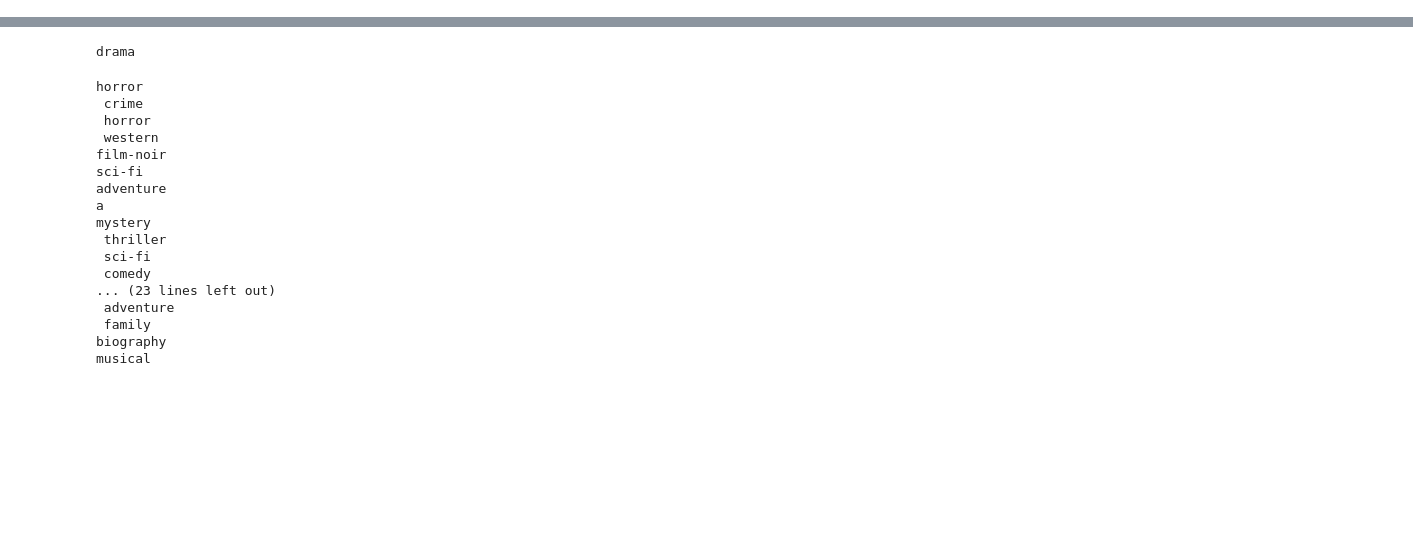
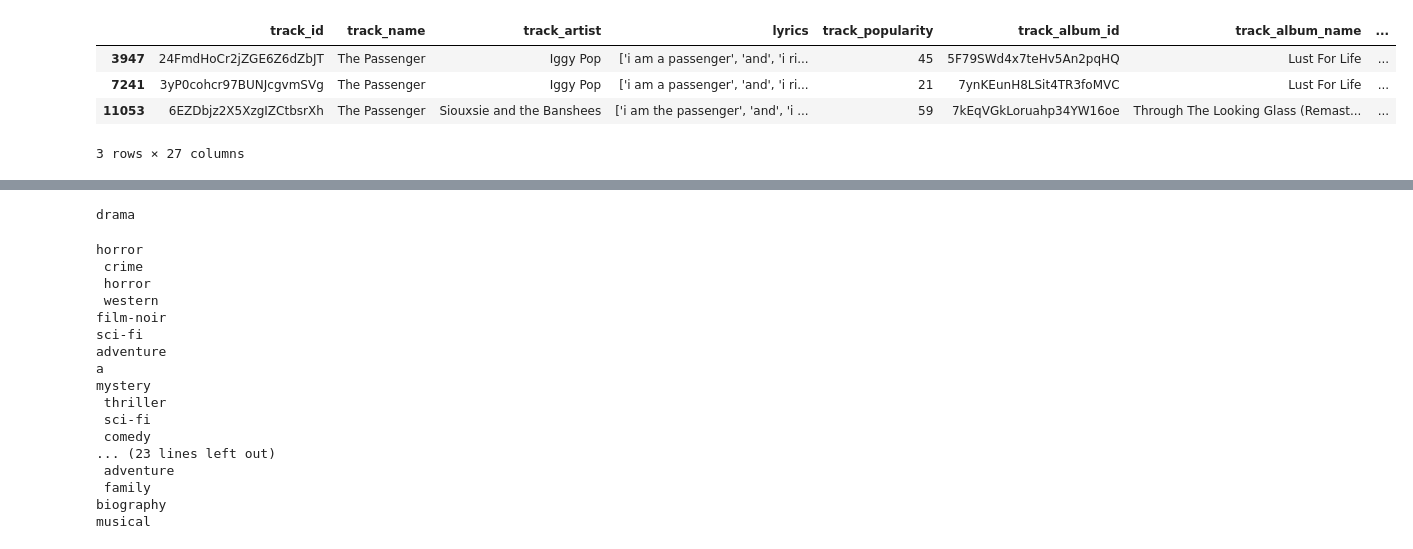
Before and after one commit to LinJing-Liu/CinemaSonic, a Jupyter notebook: backend/test.ipynb, the cells around one changed output, grey strips where cells are left out. Drawn from its saved outputs; the diff is of its cells as text; code cells hidden in the pictures; blank space fills up the shorter version.

Commit message:
Genre Filter fix

```diff
--- a/backend/test.ipynb
+++ b/backend/test.ipynb
@@ -5,0 +42,2 @@ movies_df = pd.read_csv("clean_movie_dataset.csv")
+# %%
+movies_df = movies_df[movies_df['genre'].notna()]
@@ -5,0 +68,5 @@ movies_df = pd.read_csv("clean_movie_dataset.csv")
+# %%
+for i in range(len(movies_df['genre'])):
+  obj = movies_df['genre'][i]
+  if type(obj) != float:
+    movies_df['genre'][i] = obj.strip('][').split(', ')
@@ -5,0 +78,6 @@ movies_df = pd.read_csv("clean_movie_dataset.csv")
+# %%
+for i in range(len(movies_df['genre'])):
+  obj = movies_df['genre'][i]
+  if type(obj) != float:
+    for j in range(len(obj)):
+      movies_df['genre'][i][j] = eval(obj[j])
@@ -5,0 +109,6 @@ movies_df = pd.read_csv("clean_movie_dataset.csv")
+# %%
+for i in range(len(movies_df['genre'])):
+  obj = movies_df['genre'][i]
+  if type(obj) != float:
+    for j in range(len(obj)):
+      movies_df['genre'][i][j] = obj[j].strip()
@@ -23,0 +208,8 @@ movies_df
+# %%
+movies_df[movies_df['track_name'] == 'The Passenger']
+# %% [output]
+|  | track_id | track_name | track_artist | lyrics | track_popularity | track_album_id | track_album_name | ... |
+| 3947 | 24FmdHoCr2jZGE6Z6dZbJT | The Passenger | Iggy Pop | ['i am a passenger', 'and', 'i ri... | 45 | 5F79SWd4x7teHv5An2pqHQ | Lust For Life | ... |
+| 7241 | 3yP0cohcr97BUNJcgvmSVg | The Passenger | Iggy Pop | ['i am a passenger', 'and', 'i ri... | 21 | 7ynKEunH8LSit4TR3foMVC | Lust For Life | ... |
+| 11053 | 6EZDbjz2X5XzgIZCtbsrXh | The Passenger | Siouxsie and the Banshees | ['i am the passenger', 'and', 'i ... | 59 | 7kEqVGkLoruahp34YW16oe | Through The Looking Glass (Remast... | ... |
+3 rows × 27 columns
```
Also changed, not shown: parts of 24 cells of this notebook, 6 other files.
